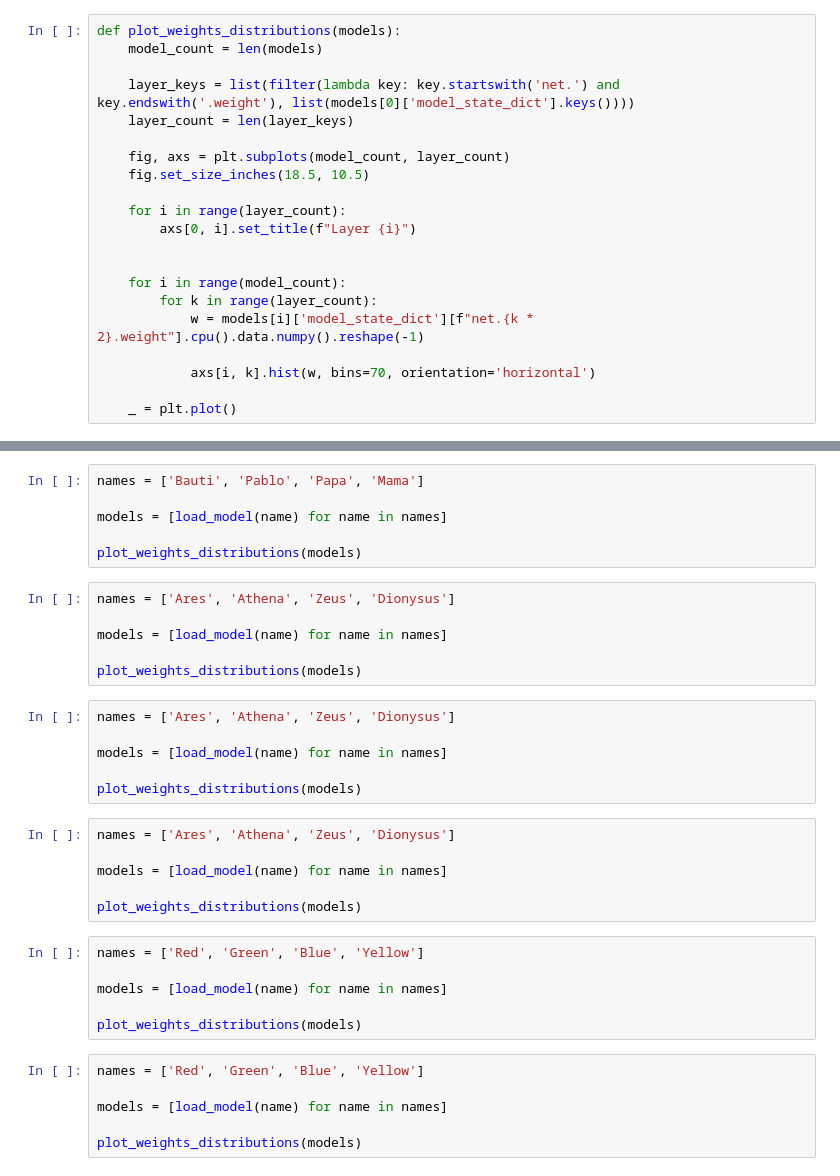
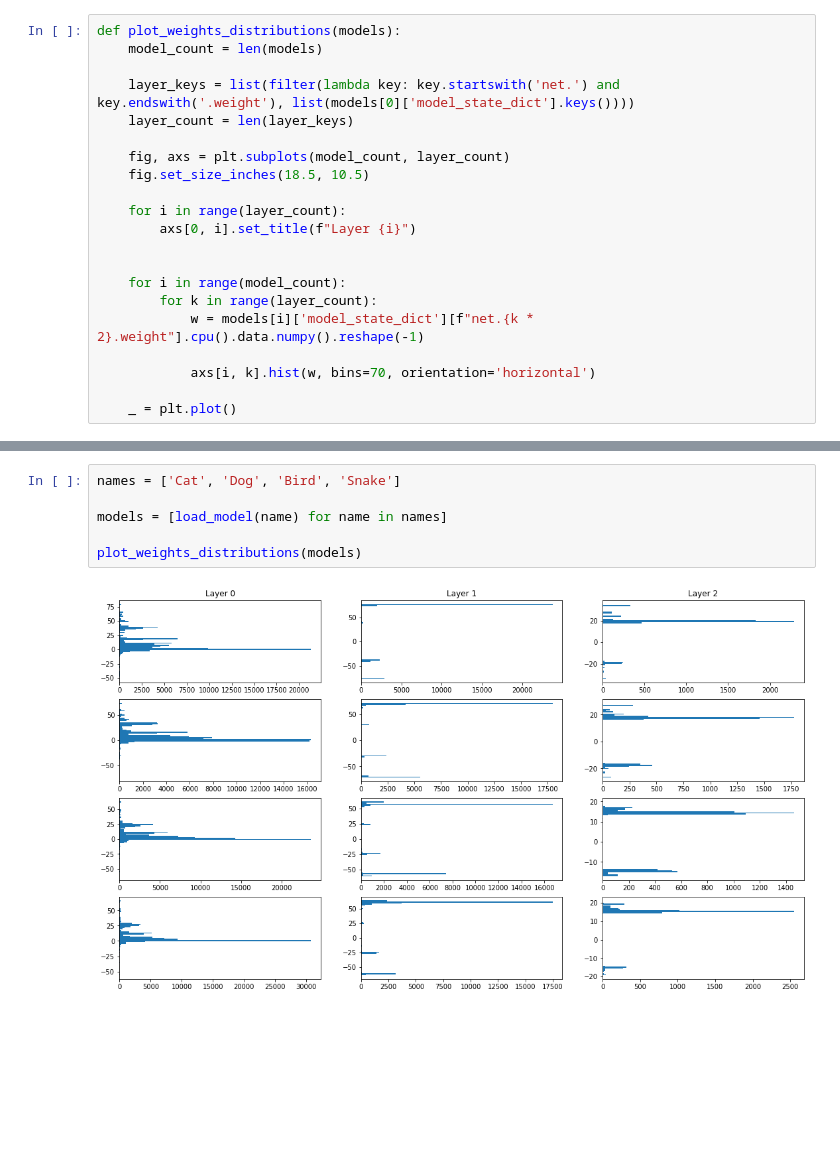
Before and after one commit to Bautista-Baiocchi-lora/Truco-RL, a Jupyter notebook: ResultAnalysis.ipynb, the cells around one changed output, grey strips where cells are left out. Drawn from its saved outputs; the diff is of its cells as text; blank space fills up the shorter version.

```diff
--- a/ResultAnalysis.ipynb
+++ b/ResultAnalysis.ipynb
@@ -37,36 +37,8 @@ plot_weights_distributions(models)
 # %%
-names = ['Bauti', 'Pablo', 'Papa', 'Mama']
+names = ['Cat', 'Dog', 'Bird', 'Snake']
 
 models = [load_model(name) for name in names]
 
 plot_weights_distributions(models)
+# %% [output]
+[figure, added]
-# %%
-names = ['Ares', 'Athena', 'Zeus', 'Dionysus']
-
-models = [load_model(name) for name in names]
-
-plot_weights_distributions(models)
-# %%
-names = ['Ares', 'Athena', 'Zeus', 'Dionysus']
-
-models = [load_model(name) for name in names]
-
-plot_weights_distributions(models)
-# %%
-names = ['Ares', 'Athena', 'Zeus', 'Dionysus']
-
-models = [load_model(name) for name in names]
-
-plot_weights_distributions(models)
-# %%
-names = ['Red', 'Green', 'Blue', 'Yellow']
-
-models = [load_model(name) for name in names]
-
-plot_weights_distributions(models)
-# %%
-names = ['Red', 'Green', 'Blue', 'Yellow']
-
-models = [load_model(name) for name in names]
-
-plot_weights_distributions(models)
```
Also changed, not shown: parts of 3 cells of this notebook, 13 other files.
